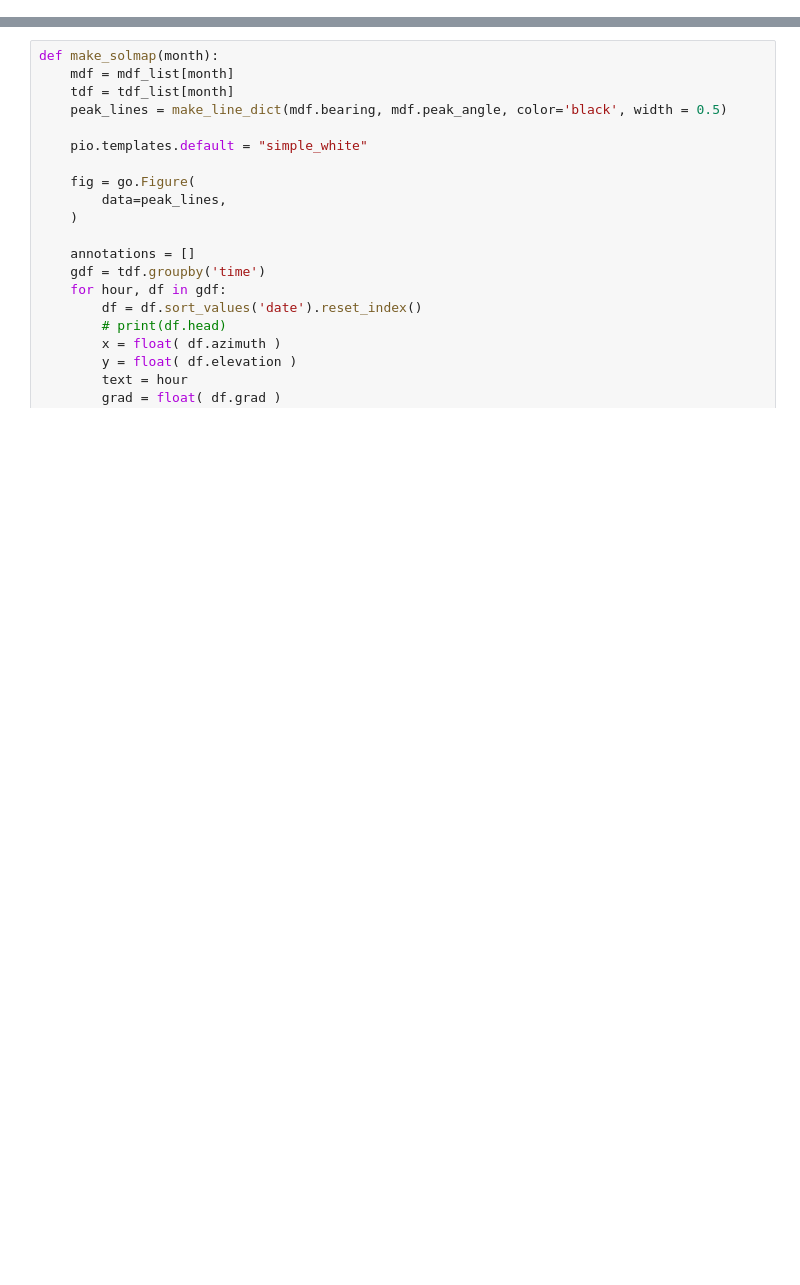
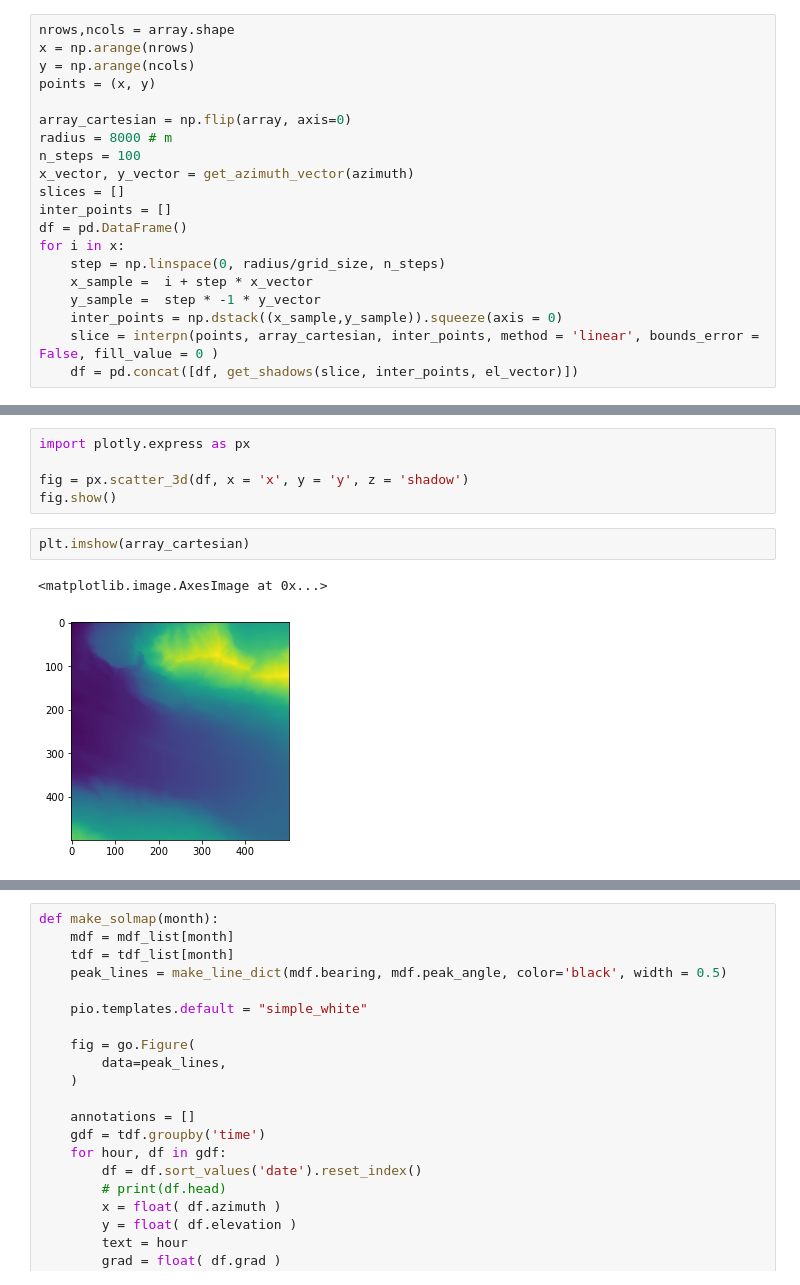
Before and after one commit to georgebirch/solmap, a Jupyter notebook: scribbles.ipynb, the cells around one changed output, grey strips where cells are left out. Cells and saved outputs as stored; diff of their text form; blank space fills up the shorter version.

```diff
--- a/scribbles.ipynb
+++ b/scribbles.ipynb
@@ -76,0 +99,20 @@ Done.
+# %%
+nrows,ncols = array.shape
+x = np.arange(nrows)
+y = np.arange(ncols)
+points = (x, y)
+
+array_cartesian = np.flip(array, axis=0)
+radius = 8000 # m
+n_steps = 100
+x_vector, y_vector = get_azimuth_vector(azimuth)
+slices = []
+inter_points = []
+df = pd.DataFrame()
+for i in x:
+    step = np.linspace(0, radius/grid_size, n_steps)
+    x_sample =  i + step * x_vector
+    y_sample =  step * -1 * y_vector
+    inter_points = np.dstack((x_sample,y_sample)).squeeze(axis = 0)
+    slice = interpn(points, array_cartesian, inter_points, method = 'linear', bounds_error = False, fill_value = 0 )
+    df = pd.concat([df, get_shadows(slice, inter_points, el_vector)])
@@ -76,0 +134,10 @@ Done.
+# %%
+import plotly.express as px
+
+fig = px.scatter_3d(df, x = 'x', y = 'y', z = 'shadow')
+fig.show()
+# %%
+plt.imshow(array_cartesian)
+# %% [output]
+<matplotlib.image.AxesImage at 0x...>
+[figure, added]
```
Also changed, not shown: parts of 19 cells of this notebook, 4 other files.
